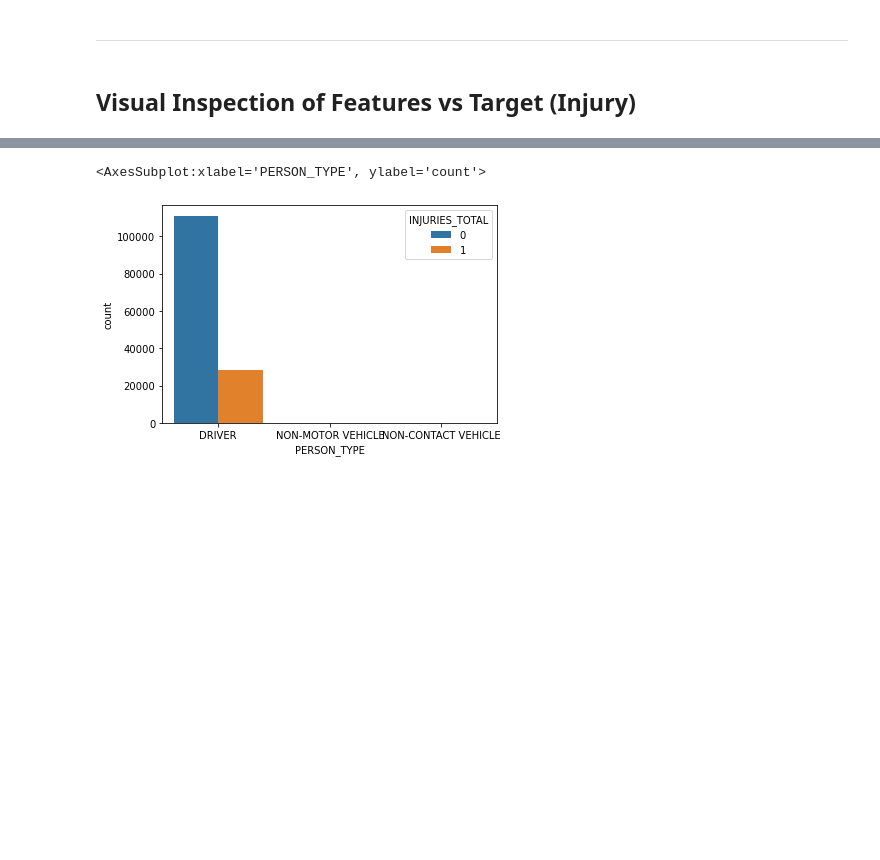
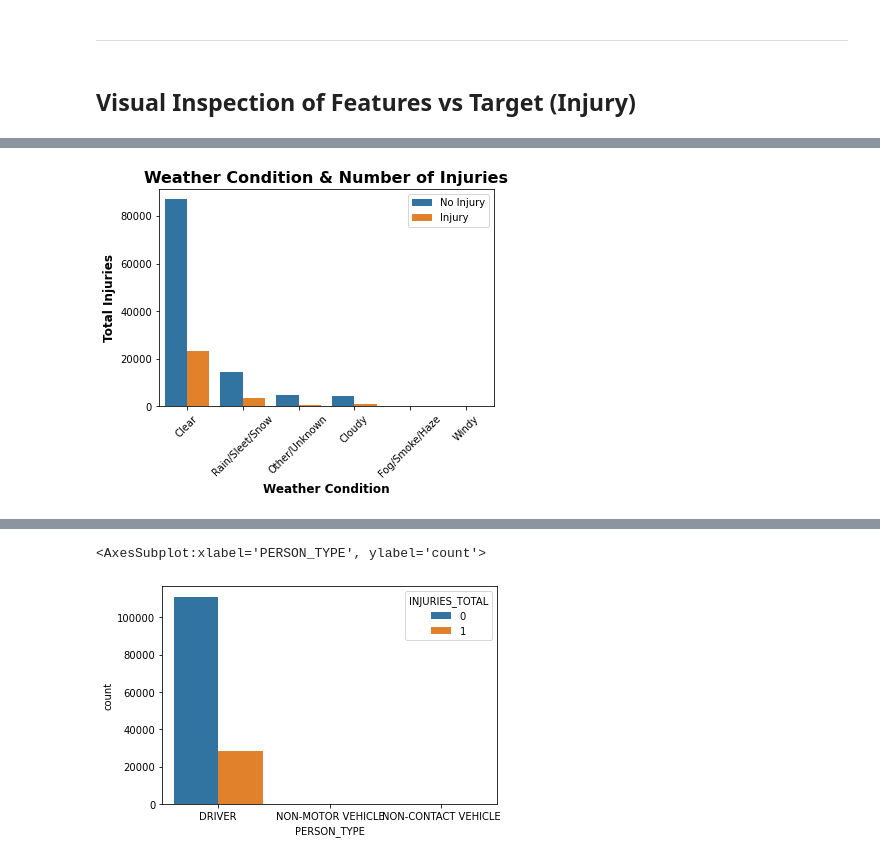
Before and after one commit to ashlidougherty/CarCrash, a Jupyter notebook: data_cleaning.ipynb, the cells around one changed output, grey strips where cells are left out. Drawn from its saved outputs; the diff is of its cells as text; code cells hidden in the pictures; blank space fills up the shorter version.

```diff
--- a/data_cleaning.ipynb
+++ b/data_cleaning.ipynb
@@ -1735,0 +1725,9 @@ plt.xticks(rotation=45);
+# %%
+sns.countplot(x='WEATHER_CONDITION', hue = 'INJURIES_TOTAL', data=merged2)
+plt.xticks(rotation=45)
+plt.ylabel('Total Injuries', weight= 'bold', size=12)
+plt.xlabel('Weather Condition', weight= 'bold', size=12)
+plt.title('Weather Condition & Number of Injuries', weight= 'bold', size=16)
+plt.legend(['No Injury', 'Injury']);
+# %% [output]
+[figure, added]
```
Also changed, not shown: parts of 41 cells of this notebook, 1 other file.
